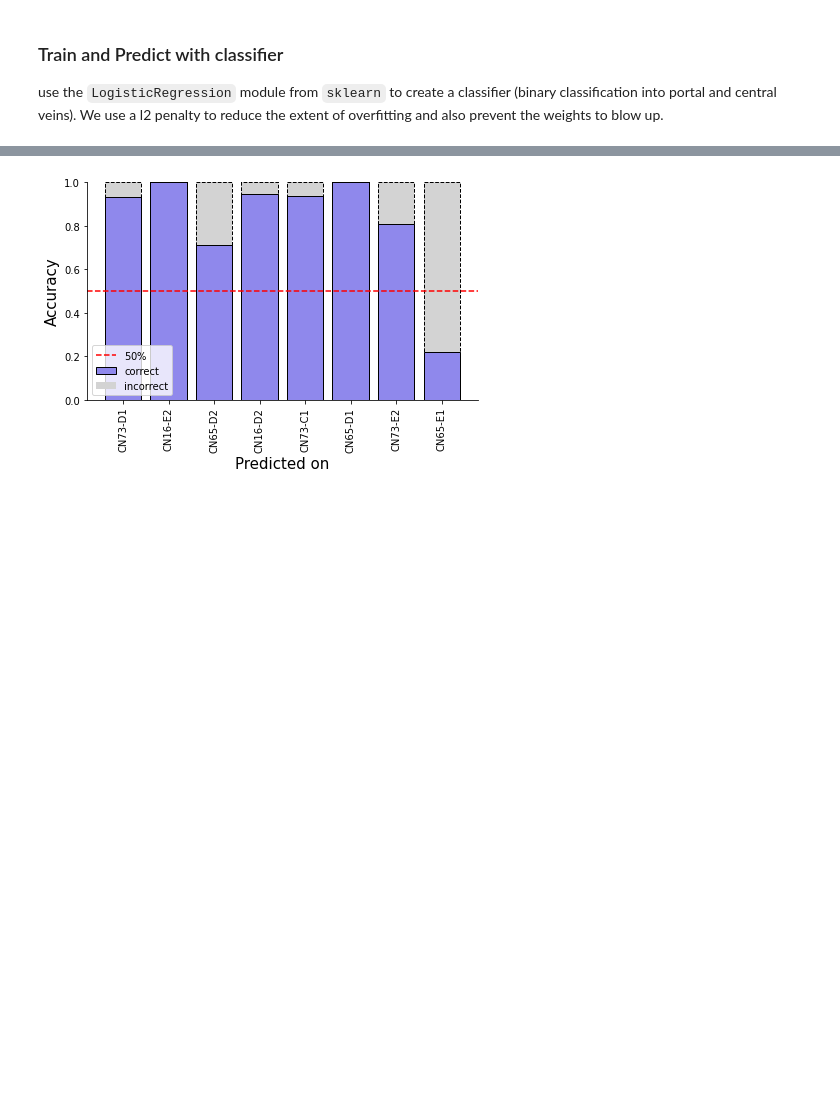
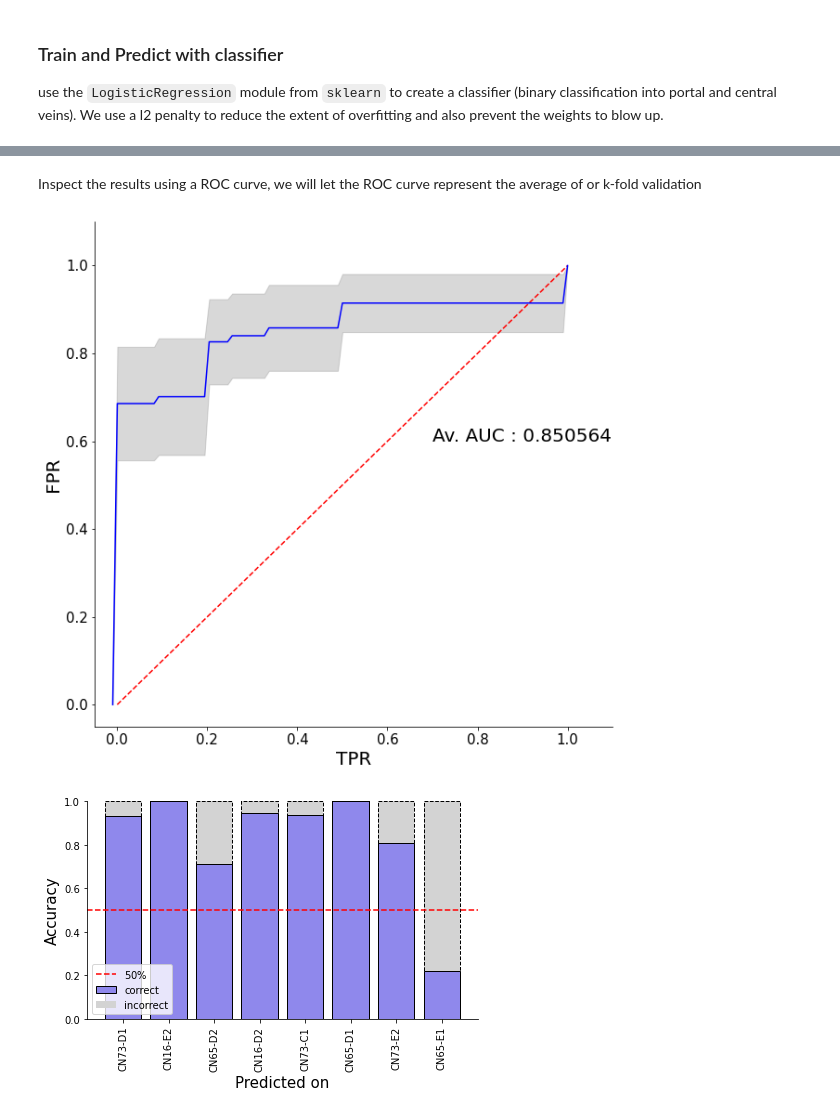
Before and after one commit to almaan/ST-mLiver, a Jupyter notebook: scripts/vein-analysis.ipynb, the cells around one changed output, grey strips where cells are left out. Drawn from its saved outputs; the diff is of its cells as text; code cells hidden in the pictures; blank space fills up the shorter version.

```diff
--- a/scripts/vein-analysis.ipynb
+++ b/scripts/vein-analysis.ipynb
@@ -471,4 +430,39 @@ if SAVE_RESULTS:
 Average Accuracy 0.8203002498232761
+# %% [markdown]
+Inspect the results using a ROC curve, we will let the ROC curve represent the average of or k-fold validation
+# %%
+fig,ax = plt.subplots(1,1,figsize = (10,10))
+mean_fpr = np.linspace(-0.01,1,100)
+inter_tpr = np.zeros((len(auc_res),mean_fpr.shape[0]))
+nsq = np.sqrt(len(auc_res))
+for k,vals in enumerate(auc_res.values()):
+    fpr,tpr,thr = list(vals.values())
+    inter_tpr[k,:] = np.interp(mean_fpr, fpr, tpr)
+
+mean_tpr = inter_tpr.mean(axis=0)
+std_tpr = inter_tpr.std(axis=0)
+ax.plot([0,1],[0,1],color = "red",linestyle = "dashed")
+ax.plot(mean_fpr,mean_tpr,color = "blue")
+ax.fill_between(mean_fpr,mean_tpr - std_tpr / nsq,
+                mean_tpr + std_tpr/nsq,
+                alpha = 0.3,
+                color = "gray",
+               )
+ax.set_xlim([-0.05,1.1])
+ax.set_ylim([-0.05,1.1])
+
+ax.spines["top"].set_visible(False)
+ax.spines["right"].set_visible(False)
+
+ax.set_ylabel("FPR",fontsize = 20)
+ax.set_xlabel("TPR",fontsize = 20)
+
+ax.text(0.7,0.6,"Av. AUC : {:03f}".format(results["AUC"].mean()),fontsize = 20)
+
+
+ax.tick_params(axis='both', which='major', labelsize=15)
+# %% [output]
+[figure, added]
 # %%
 fig,ax = viz.visualize_prediction_result(results)
 
```
Also changed, not shown: parts of 8 cells of this notebook, 1 other file.
